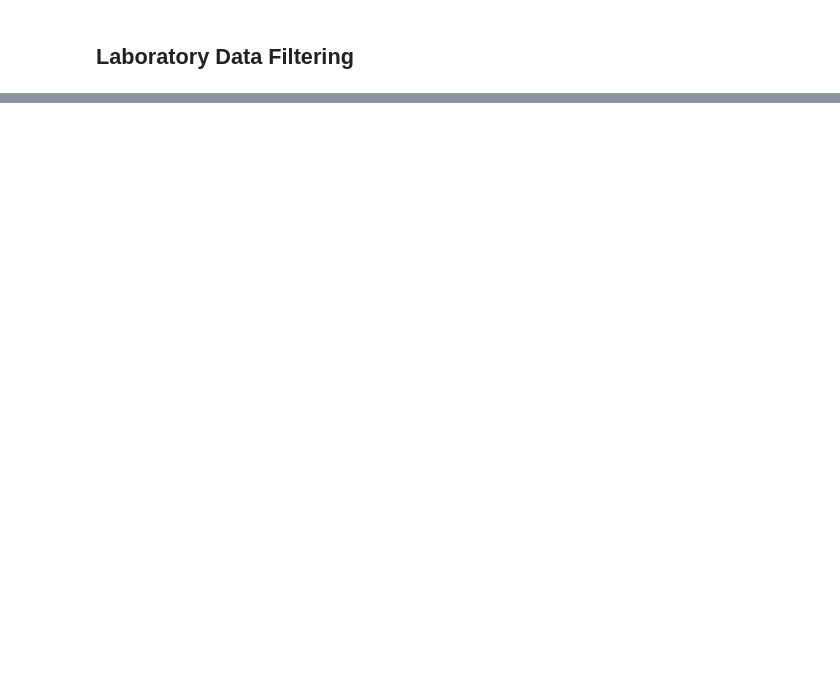
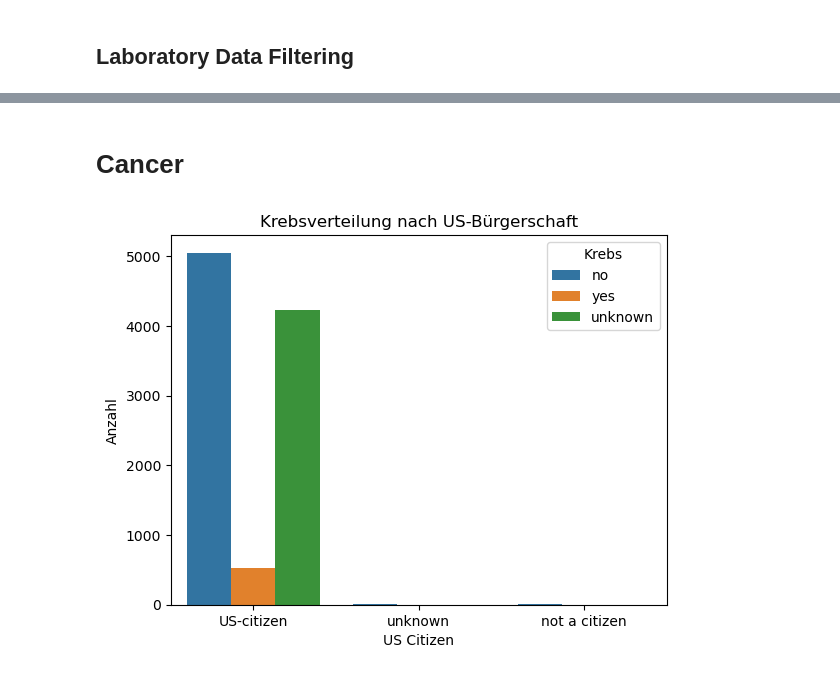
Before and after one commit to SoerenWenck/Capstone, a Jupyter notebook: scripts/Analysis_2013-2014.ipynb, the cells around one changed output, grey strips where cells are left out. Drawn from its saved outputs; the diff is of its cells as text; code cells hidden in the pictures; blank space fills up the shorter version.

```diff
--- a/scripts/Analysis_2013-2014.ipynb
+++ b/scripts/Analysis_2013-2014.ipynb
@@ -150,0 +679,15 @@ demo_clean
+# %% [markdown]
+# Cancer
+# %%
+import seaborn as sns
+import matplotlib.pyplot as plt
+
+# Gruppiertes Balkendiagramm
+sns.countplot(data=data_merged, x='us_citizen', hue='cancer')
+plt.title('Krebsverteilung nach US-Bürgerschaft')
+plt.xlabel('US Citizen')
+plt.ylabel('Anzahl')
+plt.legend(title='Krebs')
+plt.show()
+# %% [output]
+[figure, added]
```
Also changed, not shown: parts of 53 cells of this notebook, 1 other file.
